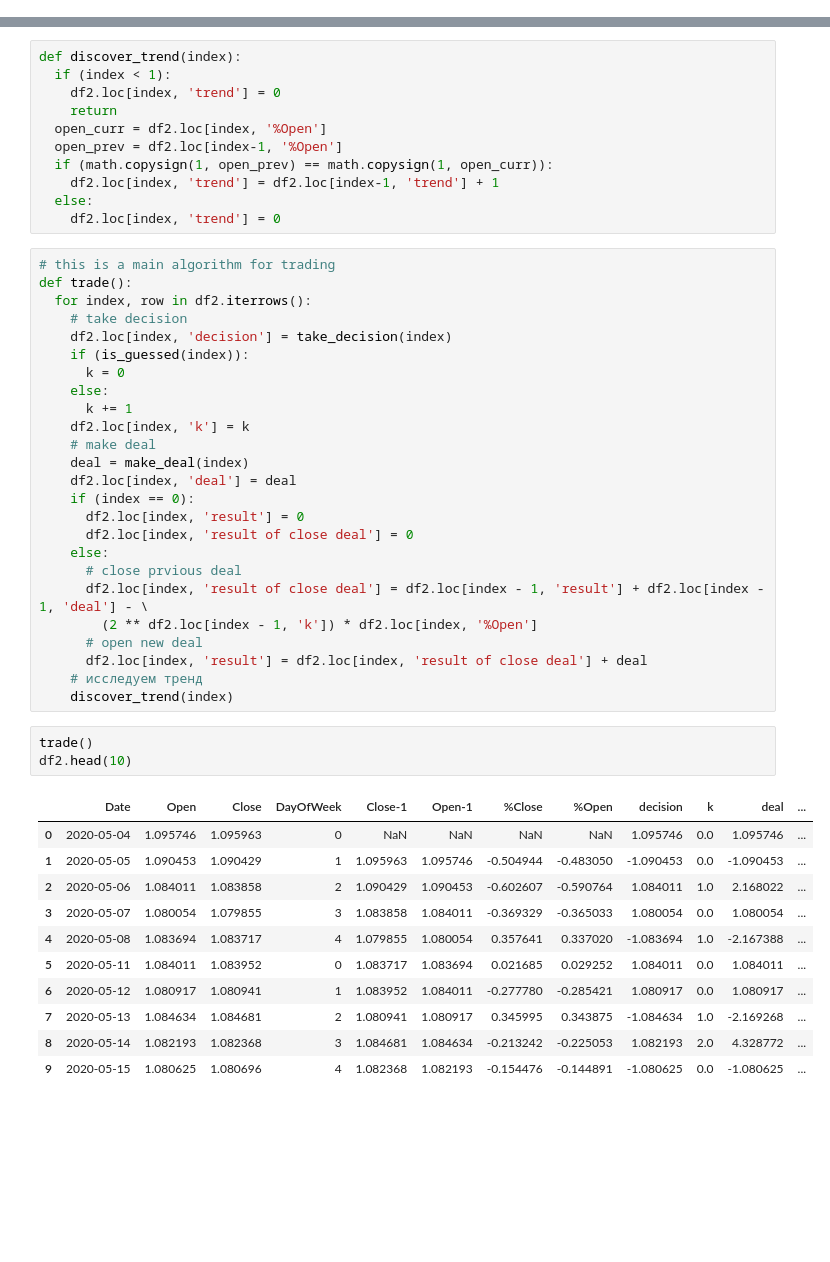
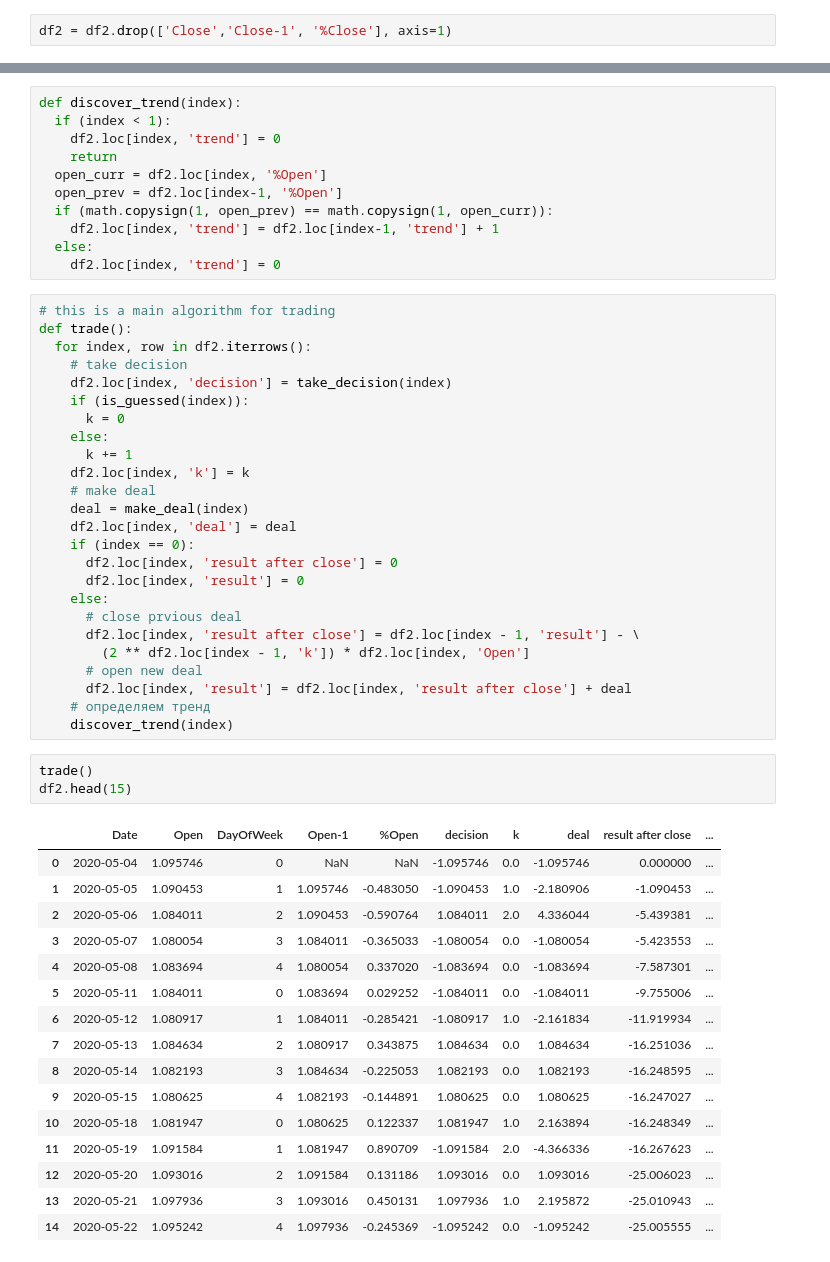
Before and after one commit to v5v5/trading, a Jupyter notebook: trade_strategy.ipynb, the cells around one changed output, grey strips where cells are left out. Saved outputs shown, nothing was run; the diff lists cells and outputs as text; blank space fills up the shorter version.

```diff
--- a/trade_strategy.ipynb
+++ b/trade_strategy.ipynb
@@ -113,6 +113,8 @@ df2.tail(7)
 # %%
 df2['%Close'] = (df2['Close'] - df2['Close-1']) / df2['Close-1'] * 100
 df2['%Open'] = (df2['Open'] - df2['Open-1']) / df2['Open-1'] * 100
+# %%
+df2 = df2.drop(['Close','Close-1', '%Close'], axis=1)
 # %%
 df2.head(7)
 # %% [output]
@@ -165,31 +167,36 @@ def trade():
     deal = make_deal(index)
     df2.loc[index, 'deal'] = deal
     if (index == 0):
+      df2.loc[index, 'result after close'] = 0
       df2.loc[index, 'result'] = 0
-      df2.loc[index, 'result of close deal'] = 0
     else:
       # close prvious deal
-      df2.loc[index, 'result of close deal'] = df2.loc[index - 1, 'result'] + df2.loc[index - 1, 'deal'] - \
-        (2 ** df2.loc[index - 1, 'k']) * df2.loc[index, '%Open']
+      df2.loc[index, 'result after close'] = df2.loc[index - 1, 'result'] - \
+        (2 ** df2.loc[index - 1, 'k']) * df2.loc[index, 'Open']
       # open new deal
-      df2.loc[index, 'result'] = df2.loc[index, 'result of close deal'] + deal
-    # исследуем тренд
+      df2.loc[index, 'result'] = df2.loc[index, 'result after close'] + deal
+    # определяем тренд
     discover_trend(index)
 # %%
 trade()
-df2.head(10)
+df2.head(15)
 # %% [output]
-|  | Date | Open | Close | DayOfWeek | Close-1 | Open-1 | %Close | %Open | decision | k | deal | ... |
-| 0 | 2020-05-04 | 1.095746 | 1.095963 | 0 | NaN | NaN | NaN | NaN | 1.095746 | 0.0 | 1.095746 | ... |
-| 1 | 2020-05-05 | 1.090453 | 1.090429 | 1 | 1.095963 | 1.095746 | -0.504944 | -0.483050 | -1.090453 | 0.0 | -1.090453 | ... |
-| 2 | 2020-05-06 | 1.084011 | 1.083858 | 2 | 1.090429 | 1.090453 | -0.602607 | -0.590764 | 1.084011 | 1.0 | 2.168022 | ... |
-| 3 | 2020-05-07 | 1.080054 | 1.079855 | 3 | 1.083858 | 1.084011 | -0.369329 | -0.365033 | 1.080054 | 0.0 | 1.080054 | ... |
-| 4 | 2020-05-08 | 1.083694 | 1.083717 | 4 | 1.079855 | 1.080054 | 0.357641 | 0.337020 | -1.083694 | 1.0 | -2.167388 | ... |
-| 5 | 2020-05-11 | 1.084011 | 1.083952 | 0 | 1.083717 | 1.083694 | 0.021685 | 0.029252 | 1.084011 | 0.0 | 1.084011 | ... |
-| 6 | 2020-05-12 | 1.080917 | 1.080941 | 1 | 1.083952 | 1.084011 | -0.277780 | -0.285421 | 1.080917 | 0.0 | 1.080917 | ... |
-| 7 | 2020-05-13 | 1.084634 | 1.084681 | 2 | 1.080941 | 1.080917 | 0.345995 | 0.343875 | -1.084634 | 1.0 | -2.169268 | ... |
-| 8 | 2020-05-14 | 1.082193 | 1.082368 | 3 | 1.084681 | 1.084634 | -0.213242 | -0.225053 | 1.082193 | 2.0 | 4.328772 | ... |
-| 9 | 2020-05-15 | 1.080625 | 1.080696 | 4 | 1.082368 | 1.082193 | -0.154476 | -0.144891 | -1.080625 | 0.0 | -1.080625 | ... |
+|  | Date | Open | DayOfWeek | Open-1 | %Open | decision | k | deal | result after close | ... |
+| 0 | 2020-05-04 | 1.095746 | 0 | NaN | NaN | -1.095746 | 0.0 | -1.095746 | 0.000000 | ... |
+| 1 | 2020-05-05 | 1.090453 | 1 | 1.095746 | -0.483050 | -1.090453 | 1.0 | -2.180906 | -1.090453 | ... |
+| 2 | 2020-05-06 | 1.084011 | 2 | 1.090453 | -0.590764 | 1.084011 | 2.0 | 4.336044 | -5.439381 | ... |
+| 3 | 2020-05-07 | 1.080054 | 3 | 1.084011 | -0.365033 | -1.080054 | 0.0 | -1.080054 | -5.423553 | ... |
+| 4 | 2020-05-08 | 1.083694 | 4 | 1.080054 | 0.337020 | -1.083694 | 0.0 | -1.083694 | -7.587301 | ... |
+| 5 | 2020-05-11 | 1.084011 | 0 | 1.083694 | 0.029252 | -1.084011 | 0.0 | -1.084011 | -9.755006 | ... |
+| 6 | 2020-05-12 | 1.080917 | 1 | 1.084011 | -0.285421 | -1.080917 | 1.0 | -2.161834 | -11.919934 | ... |
+| 7 | 2020-05-13 | 1.084634 | 2 | 1.080917 | 0.343875 | 1.084634 | 0.0 | 1.084634 | -16.251036 | ... |
+| 8 | 2020-05-14 | 1.082193 | 3 | 1.084634 | -0.225053 | 1.082193 | 0.0 | 1.082193 | -16.248595 | ... |
+| 9 | 2020-05-15 | 1.080625 | 4 | 1.082193 | -0.144891 | 1.080625 | 0.0 | 1.080625 | -16.247027 | ... |
+| 10 | 2020-05-18 | 1.081947 | 0 | 1.080625 | 0.122337 | 1.081947 | 1.0 | 2.163894 | -16.248349 | ... |
+| 11 | 2020-05-19 | 1.091584 | 1 | 1.081947 | 0.890709 | -1.091584 | 2.0 | -4.366336 | -16.267623 | ... |
+| 12 | 2020-05-20 | 1.093016 | 2 | 1.091584 | 0.131186 | 1.093016 | 0.0 | 1.093016 | -25.006023 | ... |
+| 13 | 2020-05-21 | 1.097936 | 3 | 1.093016 | 0.450131 | 1.097936 | 1.0 | 2.195872 | -25.010943 | ... |
+| 14 | 2020-05-22 | 1.095242 | 4 | 1.097936 | -0.245369 | -1.095242 | 0.0 | -1.095242 | -25.005555 | ... |
 # %%
 df2.describe()
 # %% [output]
```
Also changed, not shown: parts of 7 cells of this notebook.
